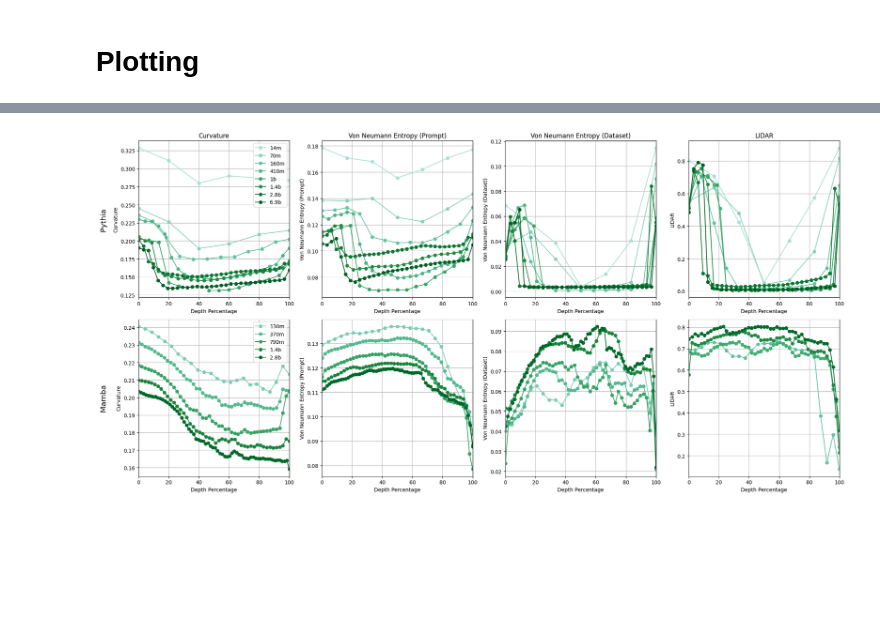
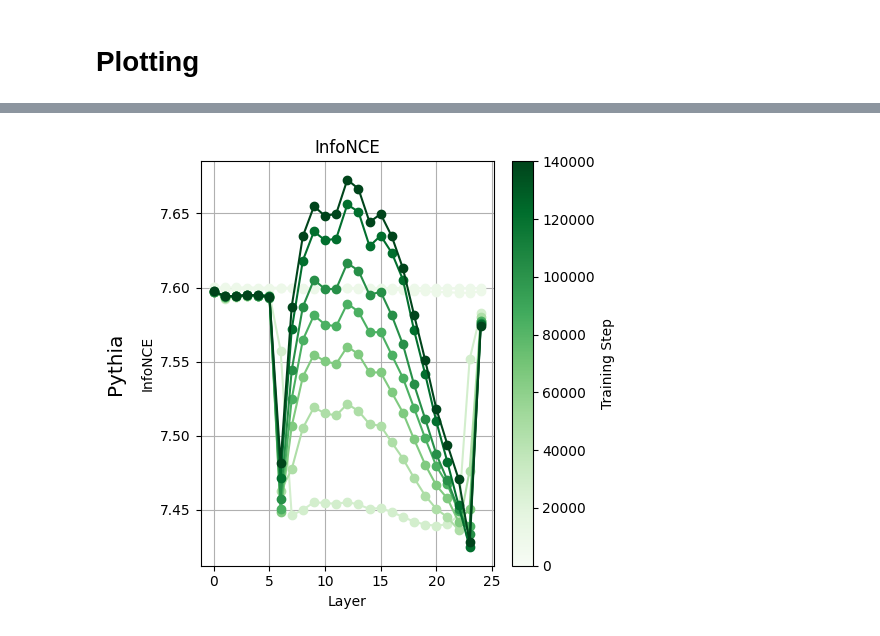
Before and after one commit to OFSkean/information_flow, a Jupyter notebook: experiments/layerwise_entropies.ipynb, the cells around one changed output, grey strips where cells are left out. Drawn from its saved outputs; the diff is of its cells as text; code cells hidden in the pictures; blank space fills up the shorter version.

```diff
--- a/experiments/layerwise_entropies.ipynb
+++ b/experiments/layerwise_entropies.ipynb
@@ -218,9 +288,9 @@ if num_models == 1:
     axs = [axs]
 
 # Plot each model's data
-for ax, (model_name, entropies) in zip(axs, layerwise_entropies_per_model.items()):
+for ax, (model_family, entropies) in zip(axs, layerwise_entropies_per_model.items()):
     ax.plot(entropies, marker='o')
-    ax.set_title(f'Entropies for {model_name}')
+    ax.set_title(f'Entropies for {model_family}')
     ax.set_ylabel('Entropy')
     ax.set_ylim(y_min*0.95, y_max*1.05)
     ax.grid(True)
@@ -333,73 +461,89 @@ plt.show()
+# %%
+def load_results_layerwise_entropies(model_name, experiment_name, granularity, normalization, revisioned=False):
+    try:
+        revisioned_suffix = "_revisioned410" if revisioned else ""
+        file_path = f"entropy_results/entropy={experiment_name}_model={model_name}_granularity={granularity}_normalization={normalization}{revisioned_suffix}.pkl"
+
+        with open(file_path, "rb") as f:
+            layerwise_entropies_per_model = pickle.load(f)
+
+        return layerwise_entropies_per_model
+    except FileNotFoundError:
+        print(f"File not found: {file_path}")
+        return None
 # %%
 import matplotlib.pyplot as plt
-import pickle
 import numpy as np
+import matplotlib.colors as colors
 
-def load_results_layerwise_entropies(model_name, experiment_name, granularity, normalization):
-    with open(f"entropy_results/entropy={experiment_name}_model={model_name}_granularity={granularity}_normalization={normalization}.pkl", "rb") as f:
-        layerwise_entropies_per_model = pickle.load(f)
-    return layerwise_entropies_per_model
+SHOULD_USE_DEPTH_PERCENTAGE = False
 
-models = ["EleutherAI", "mamba"]
-experiments = ["curvature", "alpha1", "alpha1","lidar"]
+models = ["EleutherAI"]
+experiments = ["infonce"]
 
-# Create the grid of subplots
 A = len(models)
 B = len(experiments)
 fig, axs = plt.subplots(A, B, figsize=(5 * B, 5 * A))
+if A == 1:
+    axs = [axs]
 
-# Create row and column labels
-row_labels = ['Pythia', 'Mamba']
-col_labels = ['Curvature', 'Von Neumann Entropy (Prompt)', 'Von Neumann Entropy (Dataset)', 'LIDAR']
+row_labels = ['Pythia']
+col_labels = ['InfoNCE']
 
 # Iterate over models and experiments
-for i, model_name in enumerate(models):
-    for j, experiment_name in enumerate(experiments):
+for i, model_family in enumerate(models):
+    for j, evaluation_metric in enumerate(experiments):
         # Load entropies for each model and experiment
-        granularity = 'sentence' if 'alpha1' in experiment_name and j==1 else 'dataset'
-        granularity = 'sentence' if 'curvature' in experiment_name else granularity
+        granularity = 'dataset'
 
         normalization = 'logNlogD'
-        normalization = 'raw' if 'curvature' in experiment_name else normalization
-        normalization = 'maxEntropy' if 'lidar' in experiment_name else normalization
+        normalization = 'raw' if 'curvature' in evaluation_metric else normalization
+        normalization = 'raw' if 'infonce' in evaluation_metric else normalization
+        normalization = 'maxEntropy' if 'lidar' in evaluation_metric else normalization
 
-        try:
-            layerwise_entropies = load_results_layerwise_entropies(model_name, experiment_name, granularity=granularity, normalization=normalization)
-        except FileNotFoundError as e:
-            print(e)
-            layerwise_entropies=None
+        layerwise_entropies = load_results_layerwise_entropies(model_family, evaluation_metric, granularity=granularity, normalization=normalization, revisioned=True)
 
         # Access the corresponding subplot
         ax = axs[i, j] if A > 1 and B > 1 else axs[j] if A == 1 else axs[i]
-
         if layerwise_entropies is not None:
             for model_size_idx, (model_variant, entropies) in enumerate(layerwise_entropies.items()):
-                offset = 4
-                color = plt.cm.BuGn( (model_size_idx+offset) / (len(layerwise_entropies) + offset) )
-                depth_percentage = np.linspace(0, 100, len(entropies))
-                ax.plot(depth_percentage, entropies, marker='o', label=model_variant, color=color)
+                step = int(model_variant.split('_step')[1])
+                color = plt.cm.Greens((10000+step) / 150000)  # Normalize step to [0, 1]
+
+                if SHOULD_USE_DEPTH_PERCENTAGE:
+                    depth_percentage = np.linspace(0, 100, len(entropies))
+                    ax.plot(depth_percentage, entropies, marker='o', color=color)
+                else:
+                    ax.plot(entropies, marker='o', color=color)
         else:
             ax.text(0.5, 0.5, 'Missing data', ha='center', va='center', fontsize=12, color='red')
 
-        # Set the labels
-        ax.set_xlabel('Depth Percentage')
+        if SHOULD_USE_DEPTH_PERCENTAGE:
+            ax.set_xlabel('Depth Percentage')
+        else:
+            ax.set_xlabel('Layer')
         ax.set_ylabel(f'{col_labels[j]}')
         if i==0:
             ax.set_title(f'{col_labels[j]}')
 
-        if j == 0:
-            ax.legend()
         ax.grid(True)
-        ax.set_xlim(0, 100)
+
+        # Add colorbar as legend
+        cmap = plt.cm.get_cmap('Greens').copy()
+        sm = plt.cm.ScalarMappable(cmap=cmap, norm=plt.Normalize(vmin=0, vmax=140000))
+        sm.set_array([])
+        cbar = plt.colorbar(sm, ax=ax)
+        cbar.set_label('Training Step')
+
 # Set row labels using ax.text
 for i, row in enumerate(row_labels):
     y_position = (A-i-0.5)/A
-    if i == 1:
-        y_position += 0.02  # Adjust this value to fine-tune the position
+    if i == len(models)-1:
+        y_position += 0.02
     fig.text(-0.001, y_position, row, rotation=90, va='center', ha='right', fontsize='x-large')
 
 # Adjust layout
 plt.tight_layout()
 plt.show()
 # %% [output]
-[figure, old version]
+[figure, new version]
```
Also changed, not shown: parts of 20 cells of this notebook.
